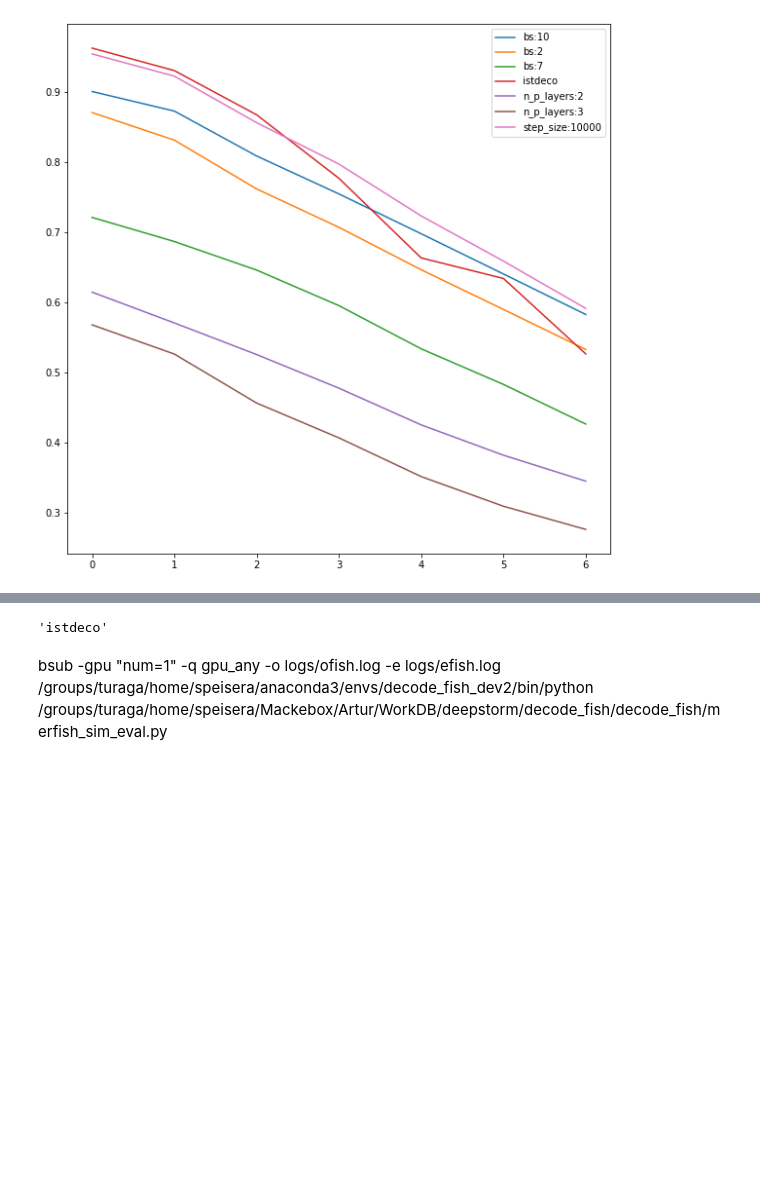
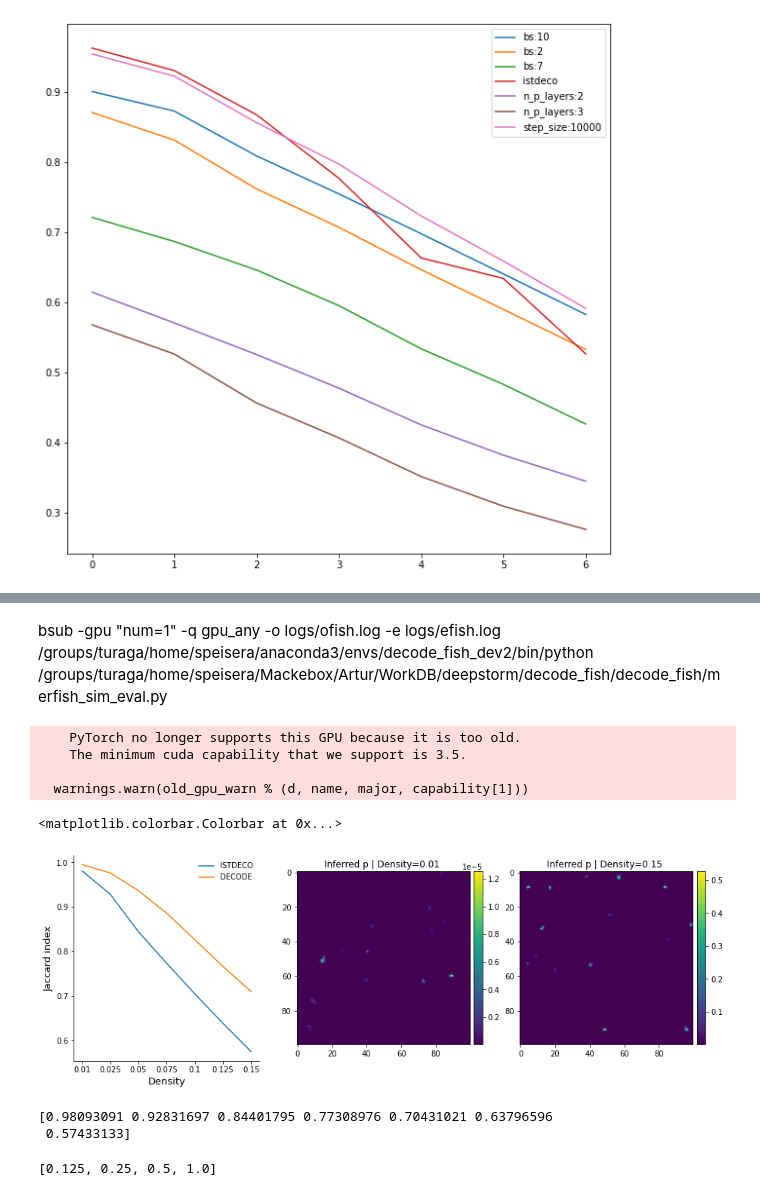
Before and after one commit to TuragaLab/decode_fish, a Jupyter notebook: figures/merfish_sim_eval.ipynb, the cells around one changed output, grey strips where cells are left out. Drawn from its saved outputs; the diff is of its cells as text; code cells hidden in the pictures; blank space fills up the shorter version.

Commit message:
presi plot

```diff
--- a/figures/merfish_sim_eval.ipynb
+++ b/figures/merfish_sim_eval.ipynb
@@ -195,7 +186,8 @@ for f in files:
             if 'istdeco' in m:
                 perf_str = 'perf'
             else:
-                perf_str = 'perf_p'
+                perf_str = 'perf'
+#                 perf_str = 'perf_p'
 
             k = f.split('/')[-1].split('.h5')[0]
             d = k.split('_')[1]
@@ -299,6 +235,54 @@ for i in range(len(intensities)):
-# %%
-m
-# %% [output]
-'istdeco'
 # %% [markdown]
 bsub -gpu "num=1" -q gpu_any -o logs/ofish.log -e logs/efish.log /groups/turaga/home/speisera/anaconda3/envs/decode_fish_dev2/bin/python /groups/turaga/home/speisera/Mackebox/Artur/WorkDB/deepstorm/decode_fish/decode_fish/merfish_sim_eval.py
+# %%
+model_dir = '/groups/turaga/home/speisera/Mackebox/Artur/WorkDB/deepstorm/models/fishcod/MERFISH_starfish/sweep_cinfsim_1d/'
+m = 'seed:0'
+model_cfg = OmegaConf.load(f'{model_dir}/{m}/train.yaml')
+# %%
+path = Path(model_cfg.output.save_dir)
+model = hydra.utils.instantiate(model_cfg.model)
+model = load_model_state(model, path/'model.pkl')
+_ = model.cuda()
+# %% [output]
+    PyTorch no longer supports this GPU because it is too old.
+    The minimum cuda capability that we support is 3.5.
+
+  warnings.warn(old_gpu_warn % (d, name, major, capability[1]))
+# %%
+with h5py.File('/groups/turaga/home/speisera/Mackebox/Artur/WorkDB/deepstorm/decode_fish/data/merfish_sims/sim_data3/' + 'dens_0.01_int_0.25.h5', 'r') as f:
+    xsimn = f['frames'][()]
+res_dict1 = model.tensor_to_dict(model(torch.tensor(xsimn).cuda()))
+with h5py.File('/groups/turaga/home/speisera/Mackebox/Artur/WorkDB/deepstorm/decode_fish/data/merfish_sims/sim_data3/' + 'dens_0.15_int_0.25.h5', 'r') as f:
+    xsimn = f['frames'][()]
+res_dict2 = model.tensor_to_dict(model(torch.tensor(xsimn).cuda()))
+# %%
+plt.figure(figsize=(15,5))
+import seaborn as sns
+plt.subplot(131)
+plt.plot(jacs['istdeco'][1], label='ISTDECO')
+plt.plot(jacs['seed:0'][1], label='DECODE')
+plt.legend(frameon=False)
+plt.xlabel('Density', size=13)
+plt.xticks(np.arange(7),densities)
+plt.ylabel('Jaccard index', size=13)
+sns.despine()
+plt.subplot(132)
+im = plt.imshow(torch.sigmoid(res_dict1['logits'][0,0,0,:100,:100]).detach().cpu())
+plt.title('Inferred p | Density=0.01 ')
+add_colorbar(im)
+plt.subplot(133)
+im = plt.imshow(torch.sigmoid(res_dict2['logits'][0,0,0,:100,:100]).detach().cpu())
+plt.title('Inferred p | Density=0.15 ')
+add_colorbar(im)
+# %% [output]
+<matplotlib.colorbar.Colorbar at 0x...>
+[figure, added]
+# %%
+print(jacs['istdeco'][1])
+# %% [output]
+[0.98093091 0.92831697 0.84401795 0.77308976 0.70431021 0.63796596
+ 0.57433133]
+# %%
+intensities
+# %% [output]
+[0.125, 0.25, 0.5, 1.0]
```
Also changed, not shown: parts of 5 cells of this notebook.
